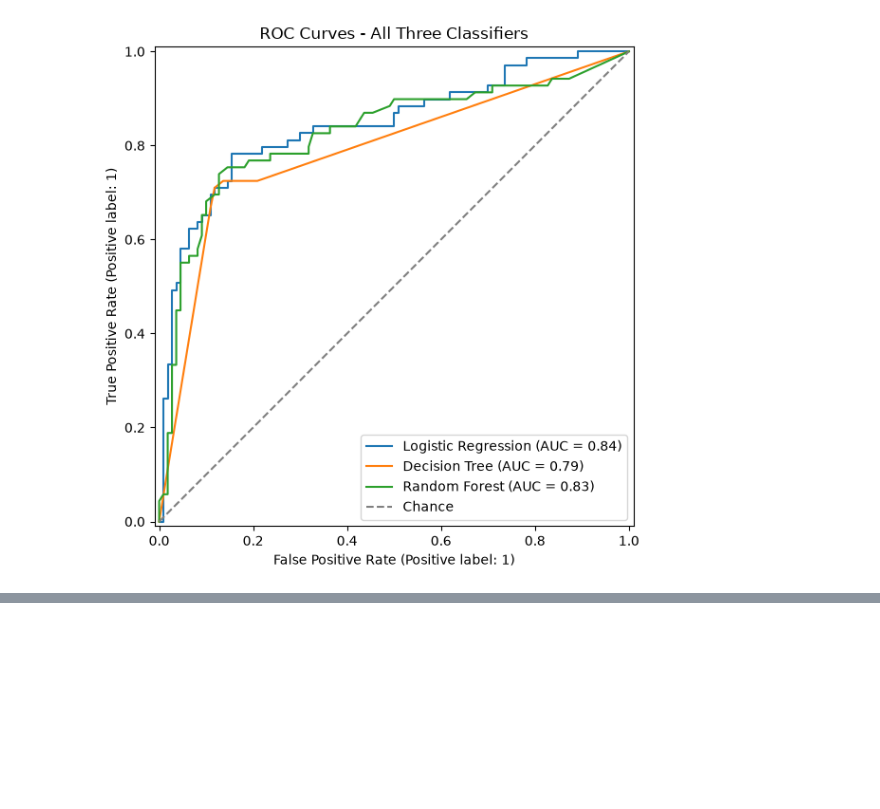
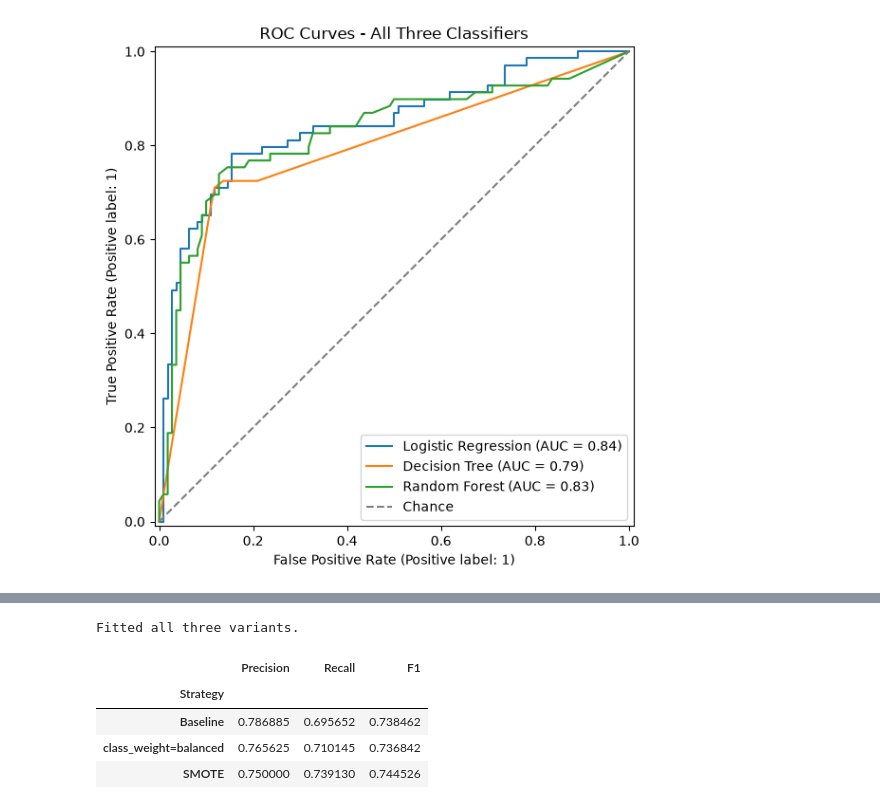
Before and after one commit to karanamsai1976-dotcom/zepto-data-ai-platform-capstone, a Jupyter notebook: analytics/02_modeling.ipynb, the cells around one changed output, grey strips where cells are left out. Cells and saved outputs as stored; diff of their text form; code cells hidden in the pictures; blank space fills up the shorter version.

Commit message:
Add three-way imbalance comparison (baseline/balanced/SMOTE) and GridSearchCV with OOB score

```diff
--- a/analytics/02_modeling.ipynb
+++ b/analytics/02_modeling.ipynb
@@ -270,0 +278,52 @@ plt.show()
+# %%
+from sklearn.ensemble import RandomForestClassifier
+from imblearn.pipeline import Pipeline as ImbPipeline
+from imblearn.over_sampling import SMOTE
+
+# 1. Baseline: reuse the Random Forest pipeline already fitted in S11.
+baseline_pipeline = fitted_pipelines["Random Forest"]
+baseline_pred = baseline_pipeline.predict(X_test)
+
+# 2. class_weight='balanced'
+balanced_pipeline = Pipeline(steps=[
+    ("preprocessor", clone(preprocessor)),
+    ("classifier", RandomForestClassifier(class_weight="balanced", random_state=42)),
+])
+balanced_pipeline.fit(X_train, y_train)
+balanced_pred = balanced_pipeline.predict(X_test)
+
+# 3. SMOTE on the training fold only -- imblearn.pipeline.Pipeline resamples
+# only during .fit(), never during .predict(), so the test fold is untouched.
+smote_pipeline = ImbPipeline(steps=[
+    ("preprocessor", clone(preprocessor)),
+    ("smote", SMOTE(random_state=42)),
+    ("classifier", RandomForestClassifier(random_state=42)),
+])
+smote_pipeline.fit(X_train, y_train)
+smote_pred = smote_pipeline.predict(X_test)
+
+print("Fitted all three variants.")
+# %% [output]
+Fitted all three variants.
+# %%
+imbalance_results = []
+for name, y_pred in [
+    ("Baseline", baseline_pred),
+    ("class_weight=balanced", balanced_pred),
+    ("SMOTE", smote_pred),
+]:
+    imbalance_results.append({
+        "Strategy": name,
+        "Precision": precision_score(y_test, y_pred),
+        "Recall": recall_score(y_test, y_pred),
+        "F1": f1_score(y_test, y_pred),
+    })
+
+imbalance_df = pd.DataFrame(imbalance_results).set_index("Strategy")
+imbalance_df
+# %% [output]
+|  | Precision | Recall | F1 |
+| Strategy |  |  |  |
+| Baseline | 0.786885 | 0.695652 | 0.738462 |
+| class_weight=balanced | 0.765625 | 0.710145 | 0.736842 |
+| SMOTE | 0.750000 | 0.739130 | 0.744526 |
```
Also changed, not shown: parts of 5 cells of this notebook.
